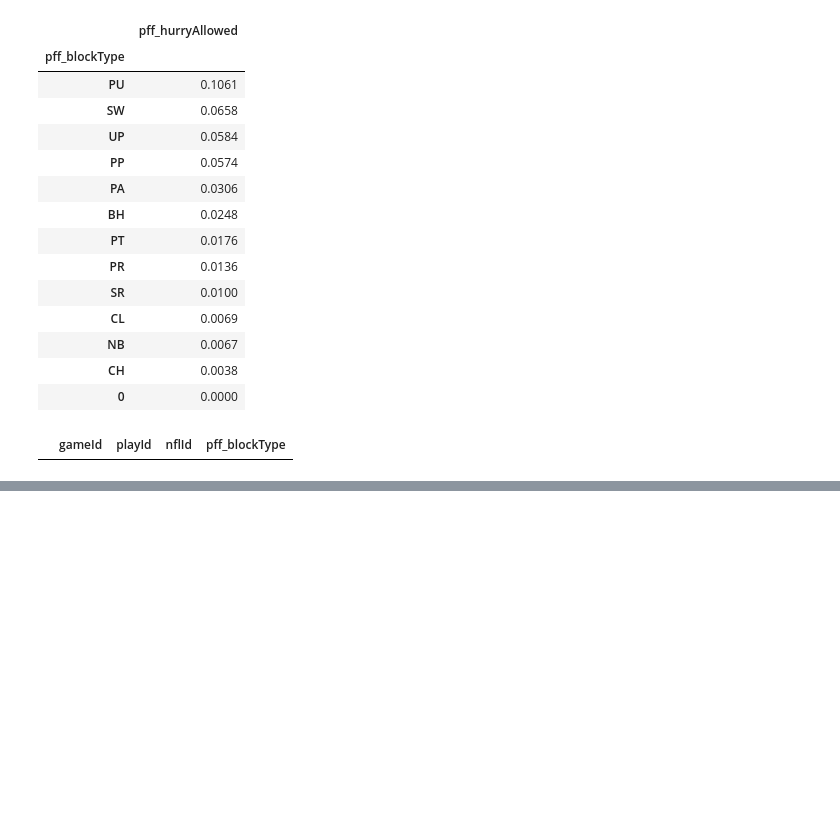
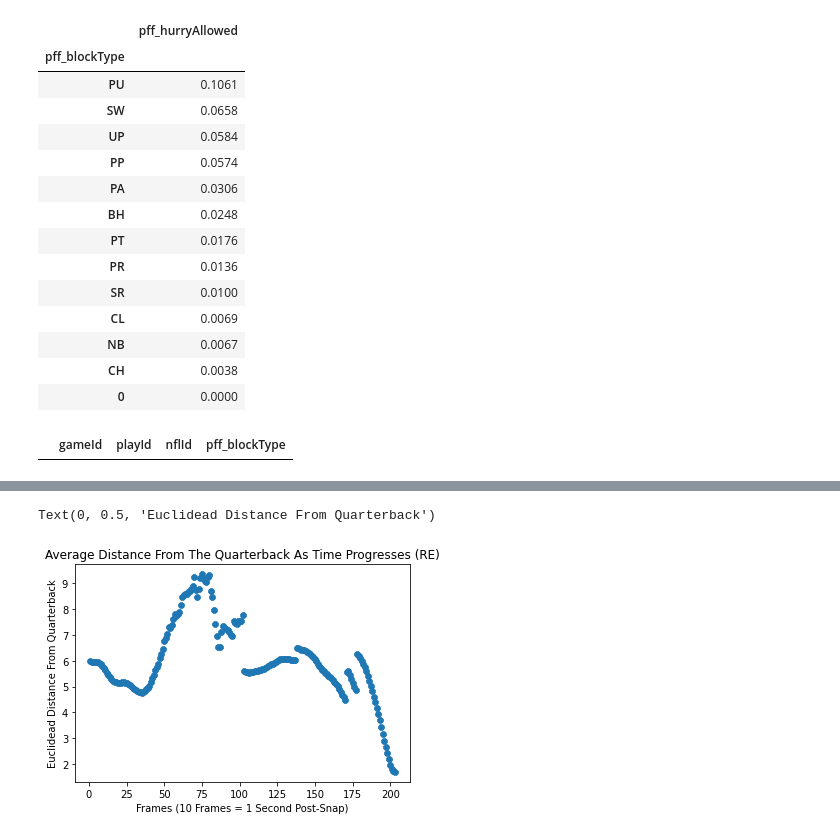
Before and after one commit to peterlmajors/FSAS_BigDataBowl_2023, a Jupyter notebook: Exploratory_Analysis.ipynb, the cells around one changed output, grey strips where cells are left out. Drawn from its saved outputs; the diff is of its cells as text; code cells hidden in the pictures; blank space fills up the shorter version.

```diff
--- a/Exploratory_Analysis.ipynb
+++ b/Exploratory_Analysis.ipynb
@@ -49,4 +245,4 @@ week8 = pd.read_csv("C:/Users/Peter/Python Scripts/Case Competitions/NFL Big Dat
 # %%
 #Import Our Merged DataFrames (Needed)
-ptrack = pd.read_csv("C:/Users/Peter/Python Scripts/Case Competitions/NFL Big Data Bowl 2023/FSAS_Big_Data_Bowl_2023/merged_data/ptrack.csv")
-pbp = pd.read_csv("C:/Users/Peter/Python Scripts/Case Competitions/NFL Big Data Bowl 2023/FSAS_Big_Data_Bowl_2023/merged_data/pbp.csv")
+ptrack = pd.read_csv("C:/Users/Peter/Python Scripts/Case Competitions/NFL Big Data Bowl 2023/merged_data/ptrack.csv")
+pbp = pd.read_csv("C:/Users/Peter/Python Scripts/Case Competitions/NFL Big Data Bowl 2023/merged_data/pbp.csv")
@@ -360,2 +390,15 @@ Name: pff_hurry, dtype: int64
 
 Each D-Line Position and Each Second Post Snap
+# %%
+#Create Role-Specific Data Frames
+ptrack_prush = ptrack[ptrack.pff_role == "Pass Rush"]
+ptrack_pblock = ptrack[ptrack.pff_role == "Pass Block"]
+
+#Descriptive Stats On Frames In Plays
+pd.DataFrame(ptrack.groupby(['gameId', 'playId'])['frameId'].max()).mean()
+
+#Available Roles On The Field
+ptrack.pff_role.value_counts()
+
+#Top 8 Most Popular Pass Rush Positions
+ptrack_prush.pff_positionLinedUp.value_counts().reset_index().head(8)
@@ -361,0 +415,10 @@ Each D-Line Position and Each Second Post Snap
+# %%
+#Display Scatter Plot
+ptrack_prush_drt_dist_from_qb = ptrack_prush[ptrack_prush['pff_positionLinedUp'] == 'RE'].groupby('frameId')['dist_from_qb'].mean().reset_index()
+plt.scatter(x = ptrack_prush_drt_dist_from_qb.frameId, y = ptrack_prush_drt_dist_from_qb.dist_from_qb, marker = "8")
+plt.title("Average Distance From The Quarterback As Time Progresses (RE)")
+plt.xlabel("Frames (10 Frames = 1 Second Post-Snap)")
+plt.ylabel("Euclidead Distance From Quarterback")
+# %% [output]
+Text(0, 0.5, 'Euclidead Distance From Quarterback')
+[figure, added]
```
Also changed, not shown: parts of 21 cells of this notebook, 2 other files.
